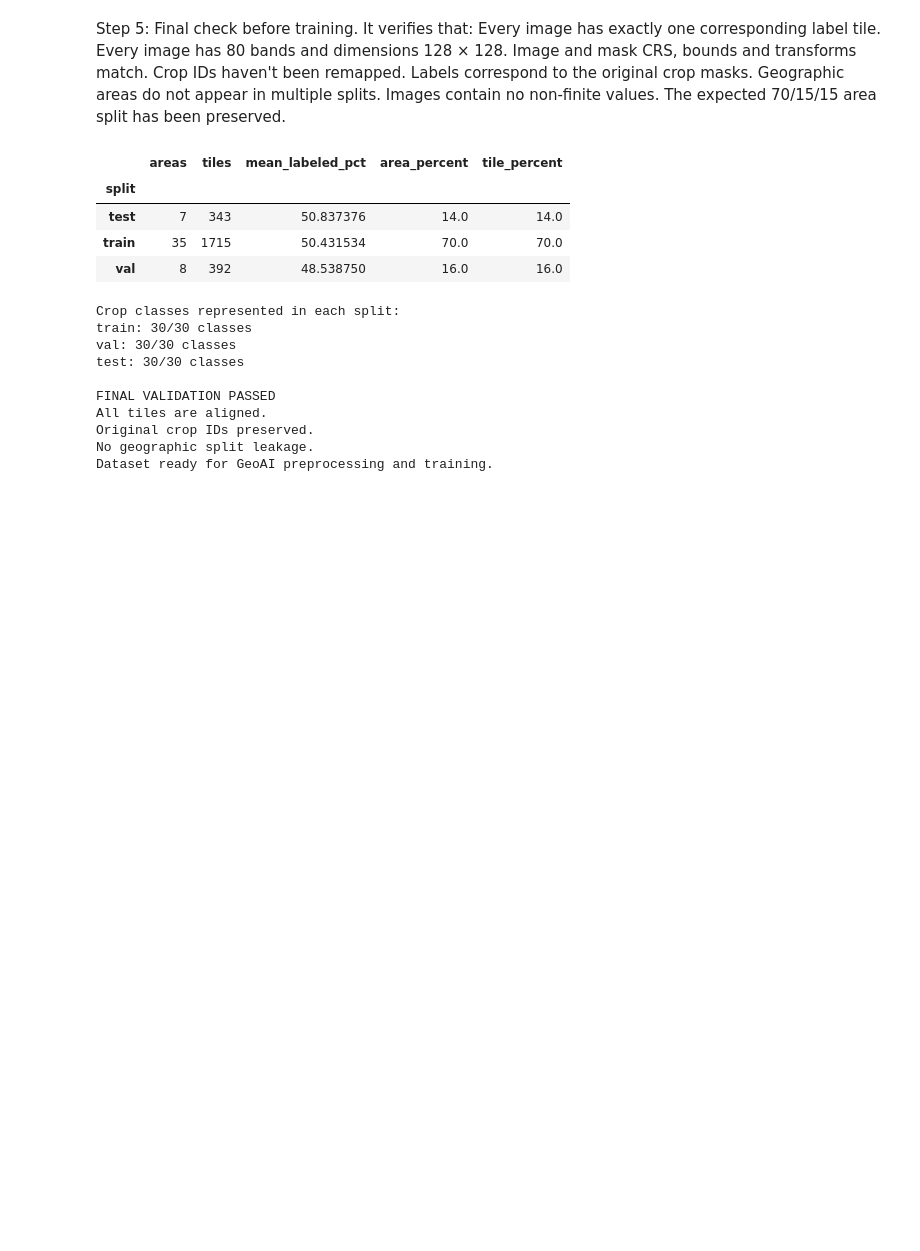
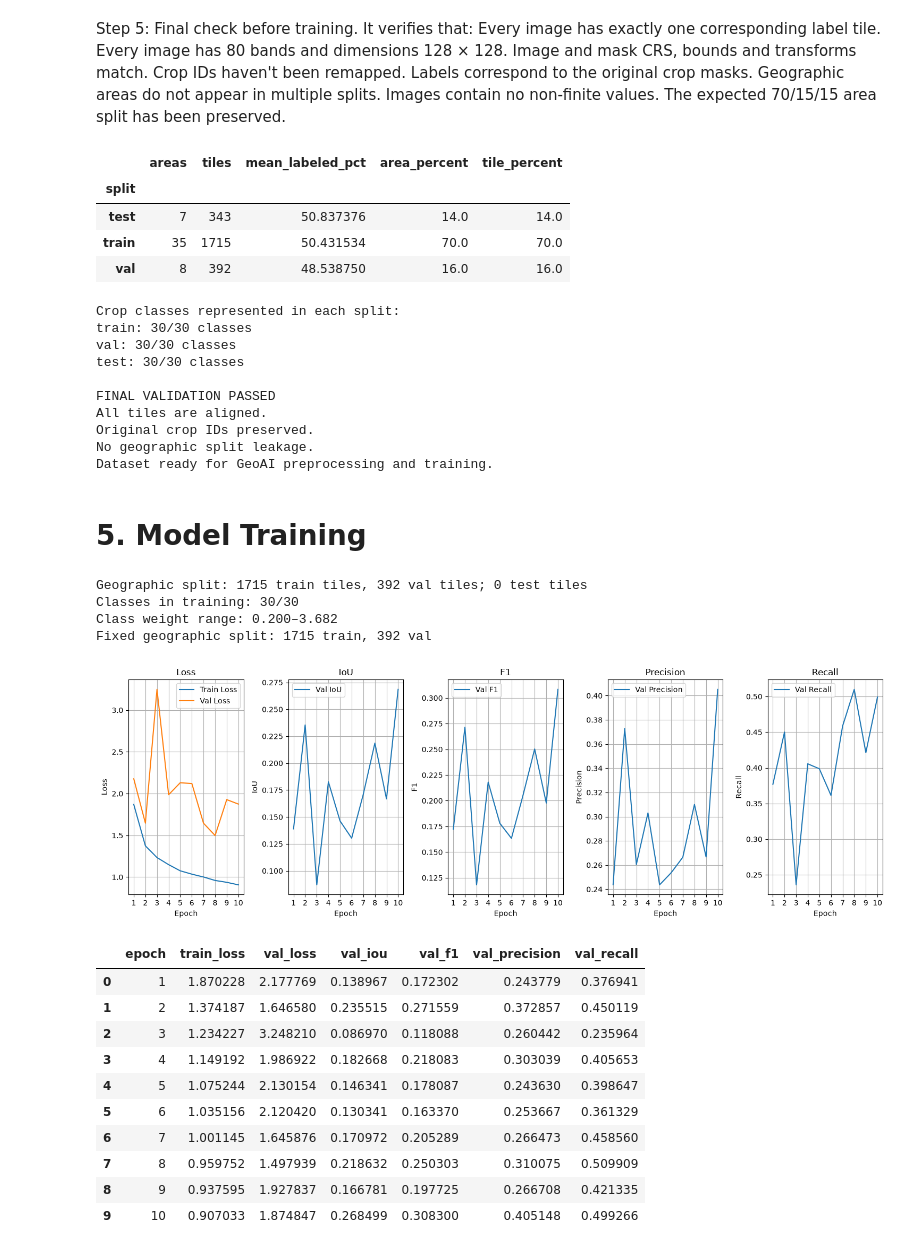
Before and after one commit to staehelinhenrimax-droid/European-Spectral-Crop-Identification, a Jupyter notebook: notebooks/Functionalized_workflow.ipynb, the cells around one changed output. Saved outputs shown, nothing was run; the diff lists cells and outputs as text; code cells hidden in the pictures; blank space fills up the shorter version.

Commit message:
interpolated composites model training

```diff
--- a/notebooks/Functionalized_workflow.ipynb
+++ b/notebooks/Functionalized_workflow.ipynb
@@ -1032,3 +1032,49 @@ All tiles are aligned.
 Original crop IDs preserved.
 No geographic split leakage.
 Dataset ready for GeoAI preprocessing and training.
+# %% [markdown]
+# 5. Model Training
+# %%
+from scripts.geoai_training import train_geoai_unet
+
+result = train_geoai_unet(
+    project_dir=project_dir,
+    experiment_name="unet_80band_monthly_weighted_50epochs",
+    tiles_dir=project_dir / "data/processed/tiles_80band",
+    num_channels=80,
+    num_classes=30,
+    encoder_name="resnet18",
+    encoder_weights="imagenet",
+    use_class_weights=True,
+    num_epochs=50,
+    batch_size=2,
+    learning_rate=0.001,
+)
+# %% [output]
+Geographic split: 1715 train tiles, 392 val tiles; 0 test tiles
+Classes in training: 30/30
+Class weight range: 0.200–3.682
+Fixed geographic split: 1715 train, 392 val
+# %%
+import geoai
+
+model_dir = project_dir / "models/unet_80band_monthly_weighted"
+
+geoai.plot_performance_metrics(
+    history_path=str(model_dir / "training_history.pth"),
+    figsize=(15, 5),
+    verbose=True,
+)
+# %% [output]
+[figure, added]
+|  | epoch | train_loss | val_loss | val_iou | val_f1 | val_precision | val_recall |
+| 0 | 1 | 1.870228 | 2.177769 | 0.138967 | 0.172302 | 0.243779 | 0.376941 |
+| 1 | 2 | 1.374187 | 1.646580 | 0.235515 | 0.271559 | 0.372857 | 0.450119 |
+| 2 | 3 | 1.234227 | 3.248210 | 0.086970 | 0.118088 | 0.260442 | 0.235964 |
+| 3 | 4 | 1.149192 | 1.986922 | 0.182668 | 0.218083 | 0.303039 | 0.405653 |
+| 4 | 5 | 1.075244 | 2.130154 | 0.146341 | 0.178087 | 0.243630 | 0.398647 |
+| 5 | 6 | 1.035156 | 2.120420 | 0.130341 | 0.163370 | 0.253667 | 0.361329 |
+| 6 | 7 | 1.001145 | 1.645876 | 0.170972 | 0.205289 | 0.266473 | 0.458560 |
+| 7 | 8 | 0.959752 | 1.497939 | 0.218632 | 0.250303 | 0.310075 | 0.509909 |
+| 8 | 9 | 0.937595 | 1.927837 | 0.166781 | 0.197725 | 0.266708 | 0.421335 |
+| 9 | 10 | 0.907033 | 1.874847 | 0.268499 | 0.308300 | 0.405148 | 0.499266 |
```
Also changed, not shown: parts of 3 cells of this notebook.
